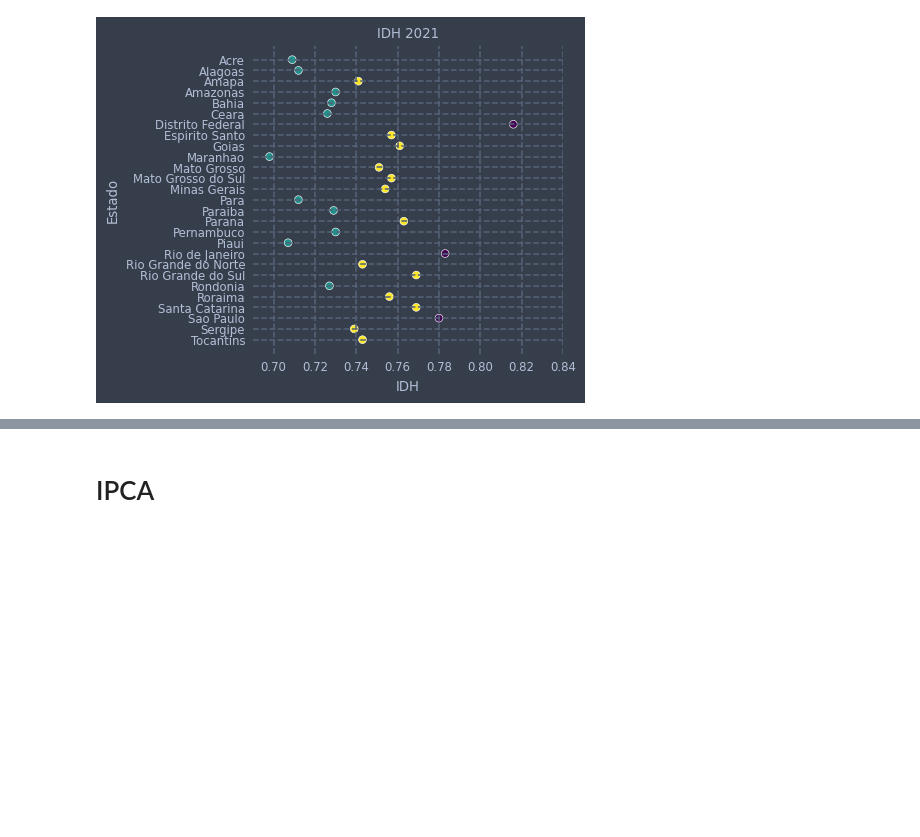
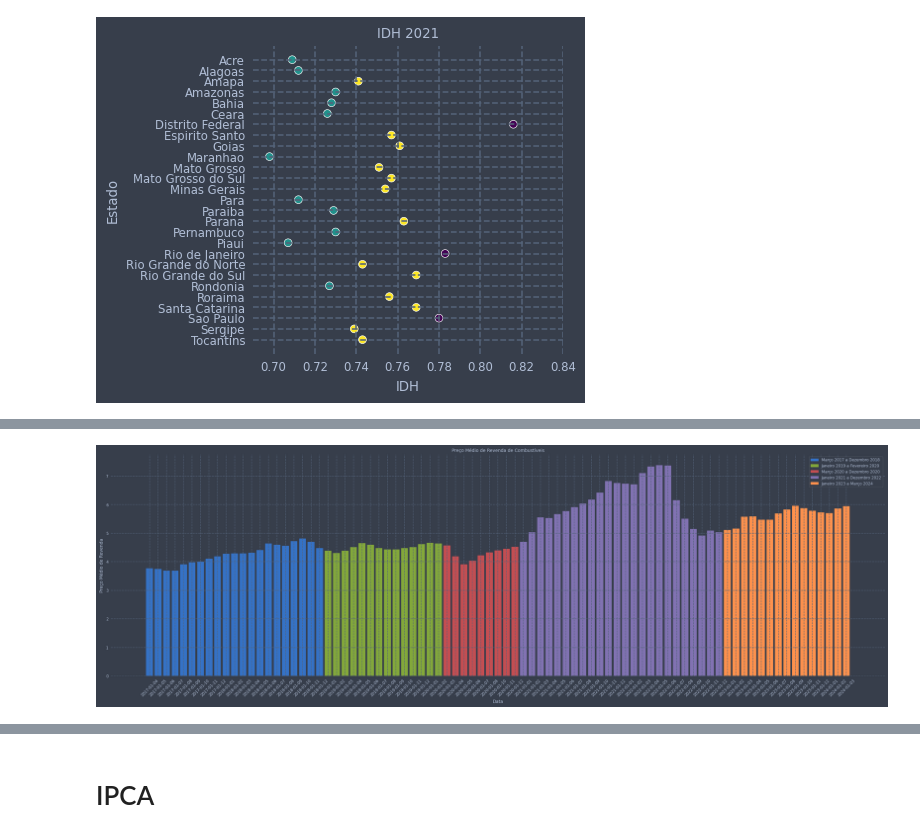
Before and after one commit to DjallenDias/IDSProject, a Jupyter notebook: notebook.ipynb, the cells around one changed output, grey strips where cells are left out. Saved outputs shown, nothing was run; the diff lists cells and outputs as text; code cells hidden in the pictures; blank space fills up the shorter version.

```diff
--- a/notebook.ipynb
+++ b/notebook.ipynb
@@ -417,0 +438,30 @@ plt.show()
+# %%
+periodos = [
+    ('Março 2017 a Dezembro 2018', ('2017-01-03', '2018-01-12')),
+    ('Janeiro 2019 a Fevereiro 2020', ('2019-01-01', '2020-01-02')),
+    ('Março 2020 a Dezembro 2020', ('2020-01-03', '2020-01-12')),
+    ('Janeiro 2021 a Dezembro 2022', ('2021-01-01', '2022-01-12')),
+    ('Janeiro 2023 a Março 2024', ('2023-01-01', '2024-01-03'))
+]
+
+# Preparar o gráfico
+plt.figure(figsize=(24, 8))
+
+# Iterar sobre os períodos
+for nome_periodo, (inicio, fim) in periodos:
+    periodo_df = dfcombinadosfinal[(dfcombinadosfinal['MÊS'] >= inicio) & (dfcombinadosfinal['MÊS'] <= fim)]
+    plt.bar(periodo_df['MÊS'], periodo_df['PREÇO MÉDIO REVENDA'], label=nome_periodo)
+
+# Configurações do gráfico
+plt.title('Preço Médio de Revenda de Combustíveis')
+plt.xlabel('Data')
+plt.ylabel('Preço Médio de Revenda')
+plt.legend()
+plt.grid(True)
+plt.xticks(rotation=45)
+
+# Exibir o gráfico
+plt.tight_layout()
+plt.show()
+# %% [output]
+[figure, added]
```
Also changed, not shown: parts of 17 cells of this notebook.
